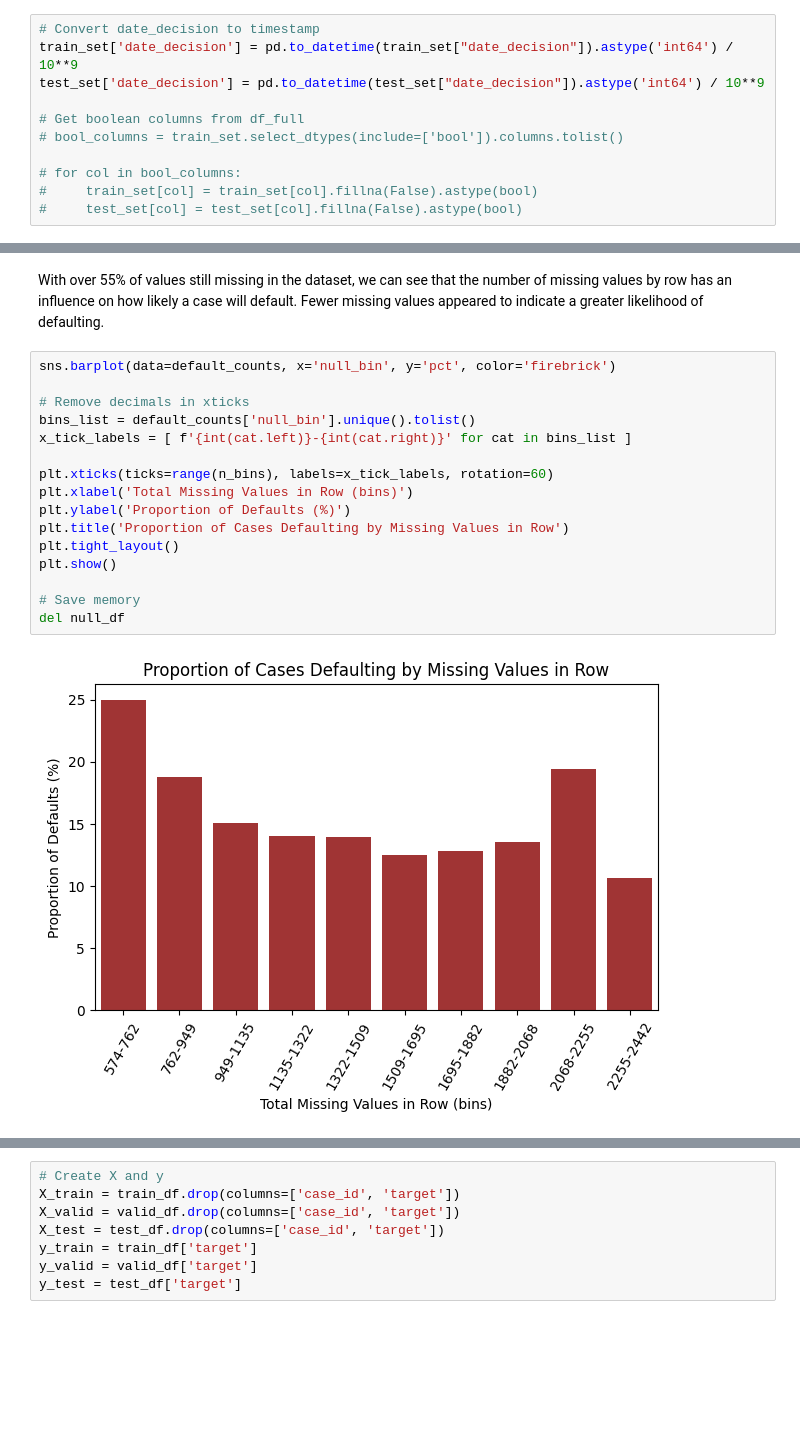
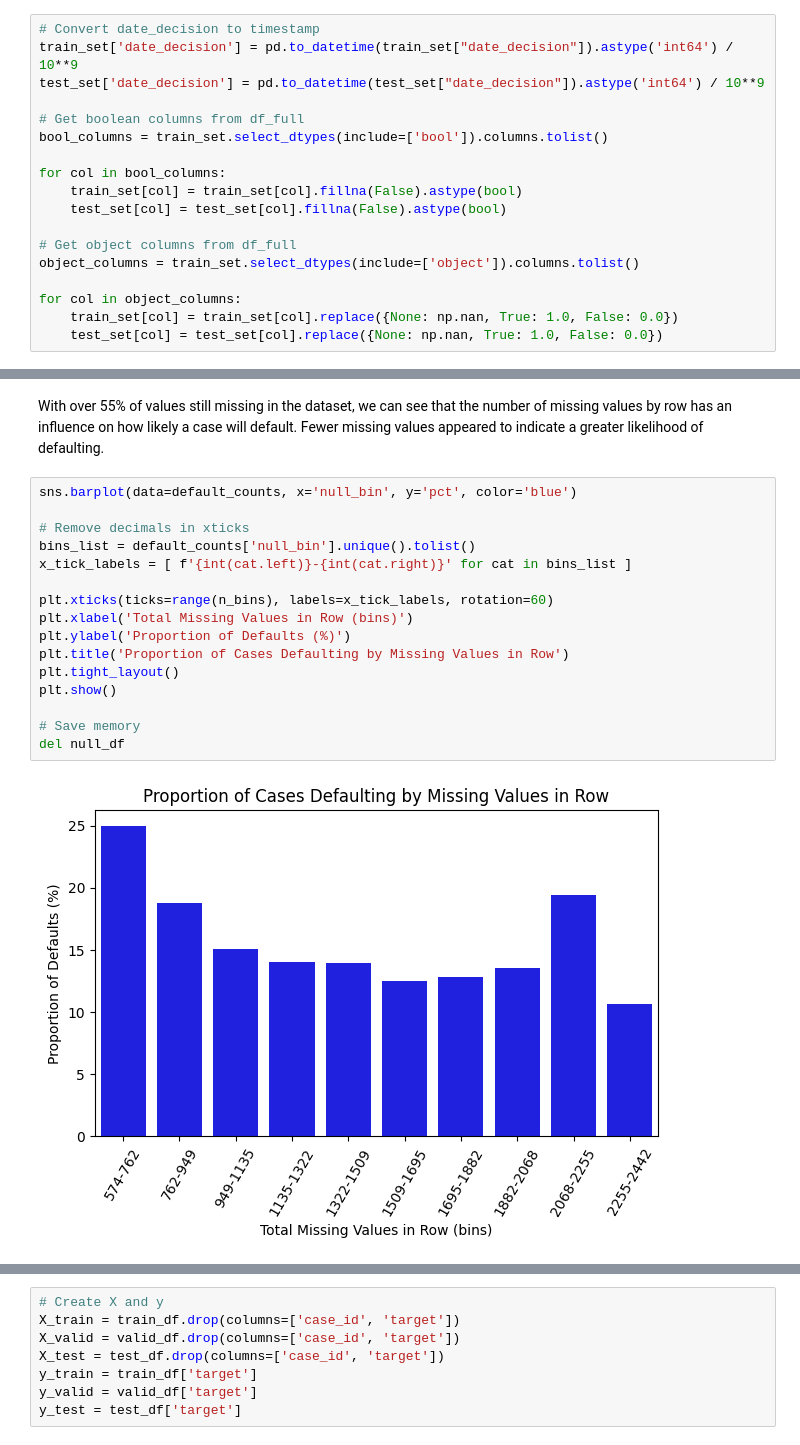
Before and after one commit to DataScienceAndEngineering/machine-learning-dse-i210-final-project-credit-risk, a Jupyter notebook: reports/final_report.ipynb, the cells around one changed output, grey strips where cells are left out. Saved outputs shown, nothing was run; the diff lists cells and outputs as text; blank space fills up the shorter version.

```diff
--- a/reports/final_report.ipynb
+++ b/reports/final_report.ipynb
@@ -196,11 +196,18 @@ train_set['date_decision'] = pd.to_datetime(train_set["date_decision"]).astype('
 test_set['date_decision'] = pd.to_datetime(test_set["date_decision"]).astype('int64') / 10**9
 
 # Get boolean columns from df_full
-# bool_columns = train_set.select_dtypes(include=['bool']).columns.tolist()
+bool_columns = train_set.select_dtypes(include=['bool']).columns.tolist()
 
-# for col in bool_columns:
-#     train_set[col] = train_set[col].fillna(False).astype(bool)
-#     test_set[col] = test_set[col].fillna(False).astype(bool)
+for col in bool_columns:
+    train_set[col] = train_set[col].fillna(False).astype(bool)
+    test_set[col] = test_set[col].fillna(False).astype(bool)
+
+# Get object columns from df_full
+object_columns = train_set.select_dtypes(include=['object']).columns.tolist()
+
+for col in object_columns:
+    train_set[col] = train_set[col].replace({None: np.nan, True: 1.0, False: 0.0})
+    test_set[col] = test_set[col].replace({None: np.nan, True: 1.0, False: 0.0})
 # %% [markdown]
 ### Missing Values
 # %%
@@ -221,21 +228,21 @@ default_counts['pct'] = [ i/j * 100 for i,j in zip(default_counts['target'], tot
 # %% [markdown]
 With over 55% of values still missing in the dataset, we can see that the number of missing values by row has an influence on how likely a case will default. Fewer missing values appeared to indicate a greater likelihood of defaulting.
 # %%
-sns.barplot(data=default_counts, x='null_bin', y='pct', color='firebrick')
+sns.barplot(data=default_counts, x='null_bin', y='pct', color='blue')
 
 # Remove decimals in xticks
 bins_list = default_counts['null_bin'].unique().tolist()
 x_tick_labels = [ f'{int(cat.left)}-{int(cat.right)}' for cat in bins_list ]
 
 plt.xticks(ticks=range(n_bins), labels=x_tick_labels, rotation=60)
 plt.xlabel('Total Missing Values in Row (bins)')
 plt.ylabel('Proportion of Defaults (%)')
 plt.title('Proportion of Cases Defaulting by Missing Values in Row')
 plt.tight_layout()
 plt.show()
 
 # Save memory
 del null_df
 # %% [output]
-[figure, old version]
+[figure, new version]
 # %% [markdown]
```
Also changed, not shown: parts of 19 cells of this notebook, 2 other files.
